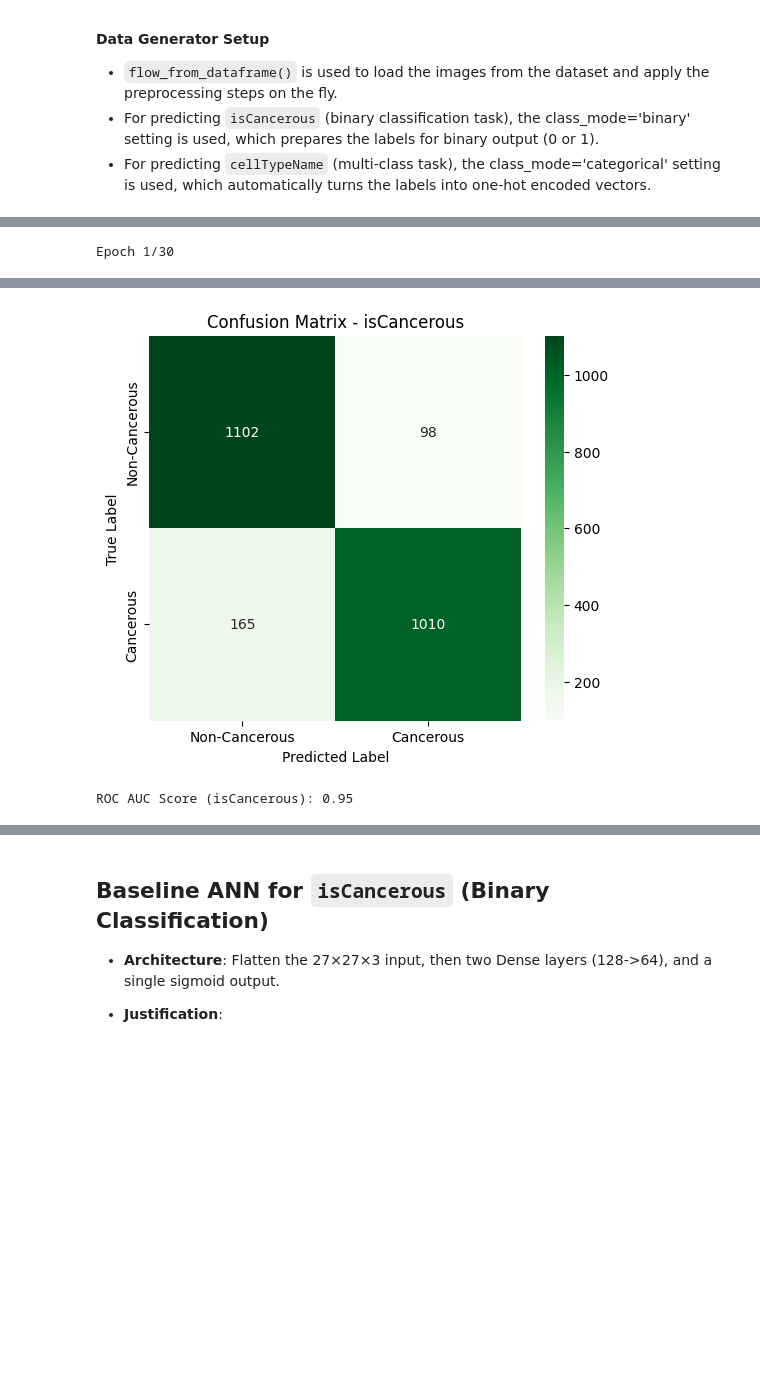
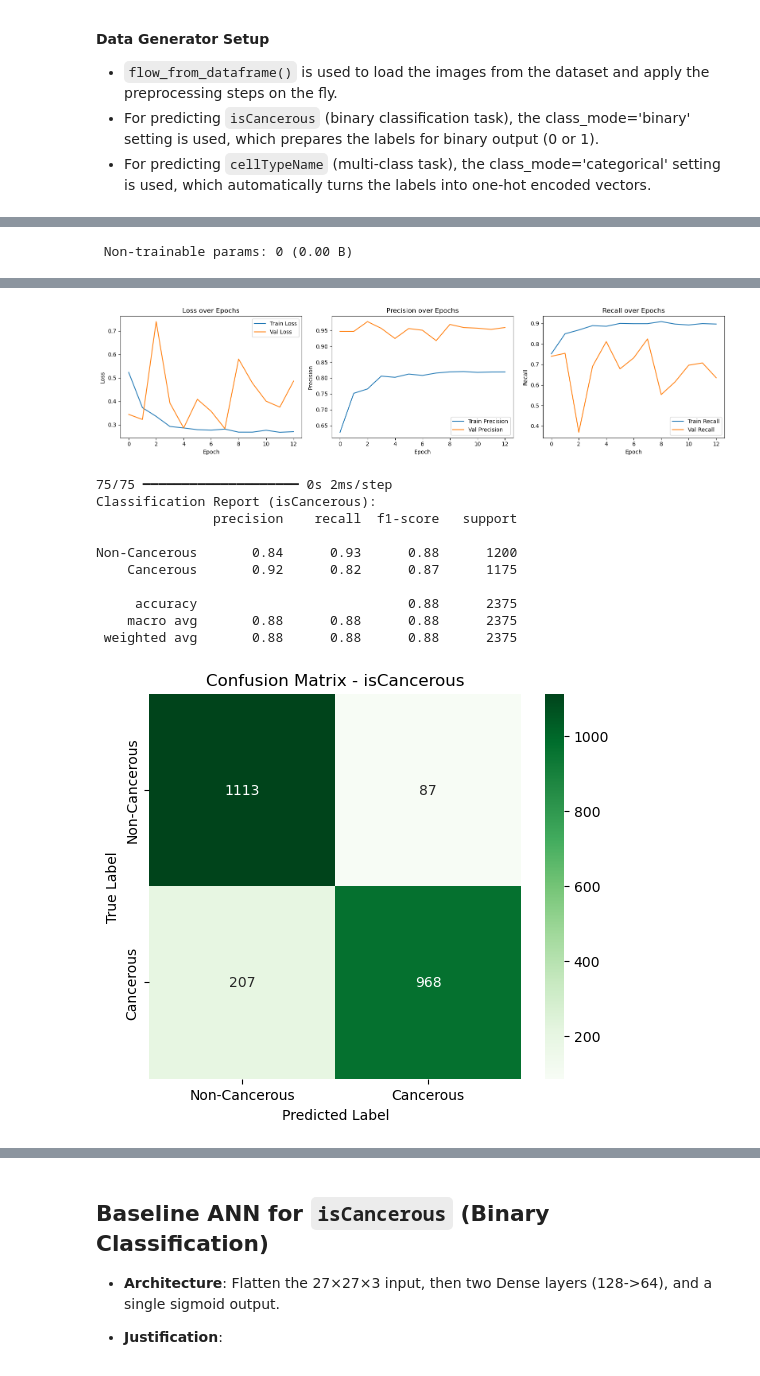
Before and after one commit to Shreyas-Shah30/Colon-Cancer-Histopathology-Image-Classification-ML-Project, a Jupyter notebook: s4005805_s3978268.ipynb, the cells around one changed output, grey strips where cells are left out. Saved outputs shown, nothing was run; the diff lists cells and outputs as text; code cells hidden in the pictures; blank space fills up the shorter version.

```diff
--- a/s4005805_s3978268.ipynb
+++ b/s4005805_s3978268.ipynb
@@ -393,10 +393,13 @@ BATCH_SIZE = 32
 # Data Generators Setup for isCancerous
 # ----------------------
 
-# Convert isCancerous column to string first
-train_data.loc[:, 'isCancerous'] = train_data['isCancerous'].astype(str)
-val_data.loc[:, 'isCancerous'] = val_data['isCancerous'].astype(str)
-test_data.loc[:, 'isCancerous'] = test_data['isCancerous'].astype(str)
+train_data = train_data.copy()
+val_data = val_data.copy()
+test_data = test_data.copy()
+
+train_data['isCancerous'] = train_data['isCancerous'].astype(str)
+val_data['isCancerous'] = val_data['isCancerous'].astype(str)
+test_data['isCancerous'] = test_data['isCancerous'].astype(str)
 
 # Training generator for isCancerous with augmentation
 train_generator_isCancerous = train_datagen.flow_from_dataframe(
@@ -527,6 +542,7 @@ from tensorflow.keras.layers import Conv2D, MaxPooling2D, Flatten, Dense
 from tensorflow.keras.optimizers import Adam
 from tensorflow.keras.callbacks import EarlyStopping
 from tensorflow.keras.metrics import Precision, Recall
+from sklearn.utils.class_weight import compute_class_weight
 from sklearn.metrics import classification_report, confusion_matrix, roc_auc_score
 
 # Define input shape
@@ -552,6 +568,20 @@ model_isCancerous.compile(
 # Early stopping
 early_stop = EarlyStopping(monitor='val_loss', patience=5, restore_best_weights=True)
 
+
+# Convert labels in train_data to integer
+y_labels = train_data['isCancerous'].astype(int)
+
+# Compute weights
+class_weights = compute_class_weight(
+    class_weight='balanced',
+    classes=np.array([0, 1]),
+    y=y_labels
+)
+class_weight_dict = dict(enumerate(class_weights))
+# Print the class weights
+print("Class weights:", class_weight_dict)
+
 # Display model summary
 model_isCancerous.summary()
 
@@ -562,8 +592,44 @@ history_cancer = model_isCancerous.fit(
     train_generator_isCancerous,
     epochs=30,
     validation_data=val_generator_isCancerous,
-    callbacks=[early_stop]
+    callbacks=[early_stop],
+    class_weight=class_weight_dict
 )
+
+# ----------------------
+# Plot learning curves
+# ----------------------
+plt.figure(figsize=(16, 4))
+
+# Loss
+plt.subplot(1, 3, 1)
+plt.plot(history_cancer.history['loss'], label='Train Loss')
+plt.plot(history_cancer.history['val_loss'], label='Val Loss')
+plt.title('Loss over Epochs')
+plt.xlabel('Epoch')
+plt.ylabel('Loss')
+plt.legend()
+
+# Precision
+plt.subplot(1, 3, 2)
+plt.plot(history_cancer.history['precision'], label='Train Precision')
+plt.plot(history_cancer.history['val_precision'], label='Val Precision')
+plt.title('Precision over Epochs')
+plt.xlabel('Epoch')
+plt.ylabel('Precision')
+plt.legend()
+
+# Recall
+plt.subplot(1, 3, 3)
+plt.plot(history_cancer.history['recall'], label='Train Recall')
+plt.plot(history_cancer.history['val_recall'], label='Val Recall')
+plt.title('Recall over Epochs')
+plt.xlabel('Epoch')
+plt.ylabel('Recall')
+plt.legend()
+
+plt.tight_layout()
+plt.show()
 
 # -----------------------------------
 # Evaluation of isCancerous Model
@@ -624 +690 @@ Model: "sequential_2"
-Epoch 1/30
+ Non-trainable params: 0 (0.00 B)
@@ -642,2 +708,12 @@ Epoch 7/30
-[figure, old version]
+[figure, new version]
-ROC AUC Score (isCancerous): 0.95
+75/75 ━━━━━━━━━━━━━━━━━━━━ 0s 2ms/step
+Classification Report (isCancerous):
+               precision    recall  f1-score   support
+
+Non-Cancerous       0.84      0.93      0.88      1200
+    Cancerous       0.92      0.82      0.87      1175
+
+     accuracy                           0.88      2375
+    macro avg       0.88      0.88      0.88      2375
+ weighted avg       0.88      0.88      0.88      2375
+[figure, added]
```
Also changed, not shown: parts of 9 cells of this notebook.
